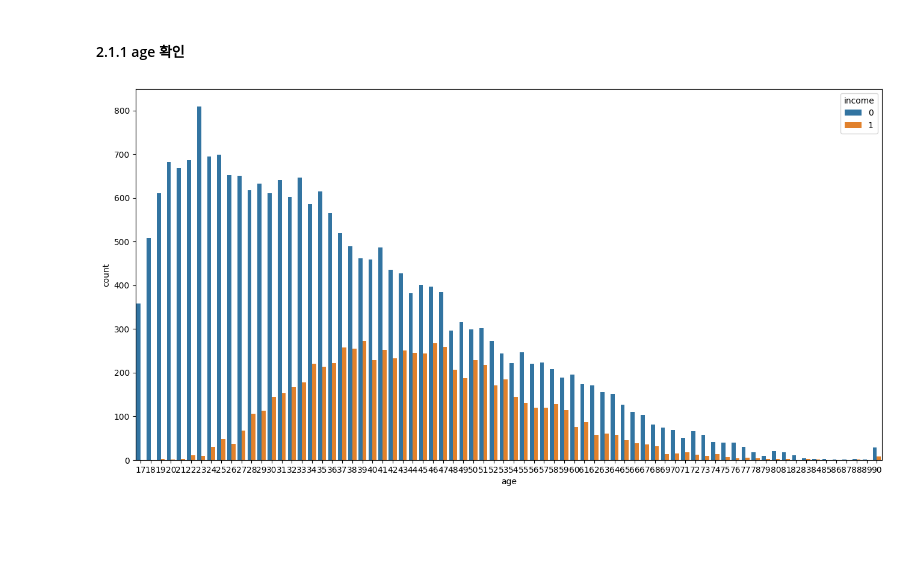
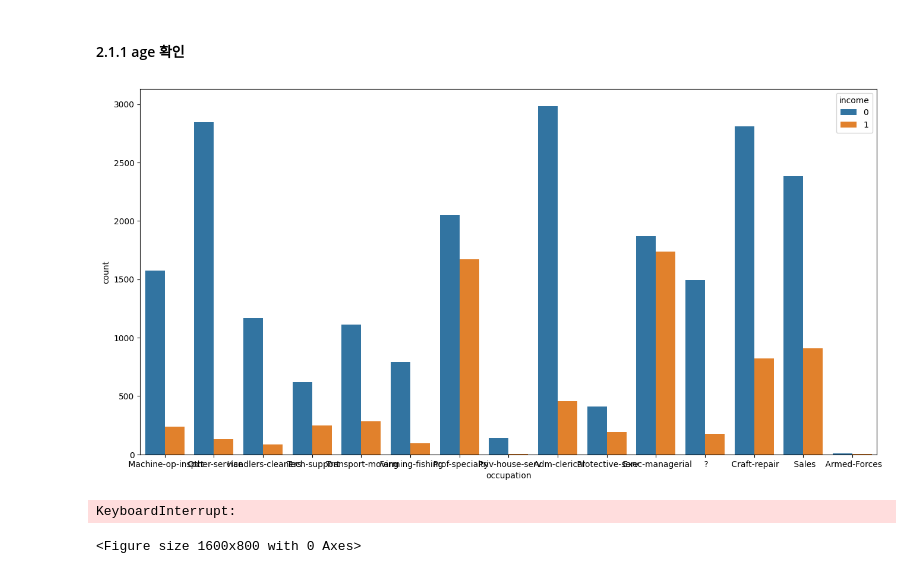
Before and after one commit to rlgus3351/Machine_Learning, a Jupyter notebook: kaggle/전처리/23_04_19.ipynb, the cells around one changed output. Cells and saved outputs as stored; diff of their text form; code cells hidden in the pictures; blank space fills up the shorter version.

```diff
--- a/kaggle/전처리/23_04_19.ipynb
+++ b/kaggle/전처리/23_04_19.ipynb
@@ -30,7 +30,14 @@ test = pd.DataFrame(test)
 #### 2.1.1 age 확인
 # %%
 plt.figure(figsize=(16,8))
-sns.countplot(train, x='age', hue='income')
+sns.countplot(train, x='occupation', hue='income')
 plt.show()
 # %% [output]
-[figure, old version]
+[figure, new version]
+# %%
+plt.figure(figsize=(16,8))
+sns.countplot(train, x='fnlwgt', hue='income')
+plt.show()
+# %% [output]
+KeyboardInterrupt:
+<Figure size 1600x800 with 0 Axes>
```
Also changed, not shown: 3 other files.
